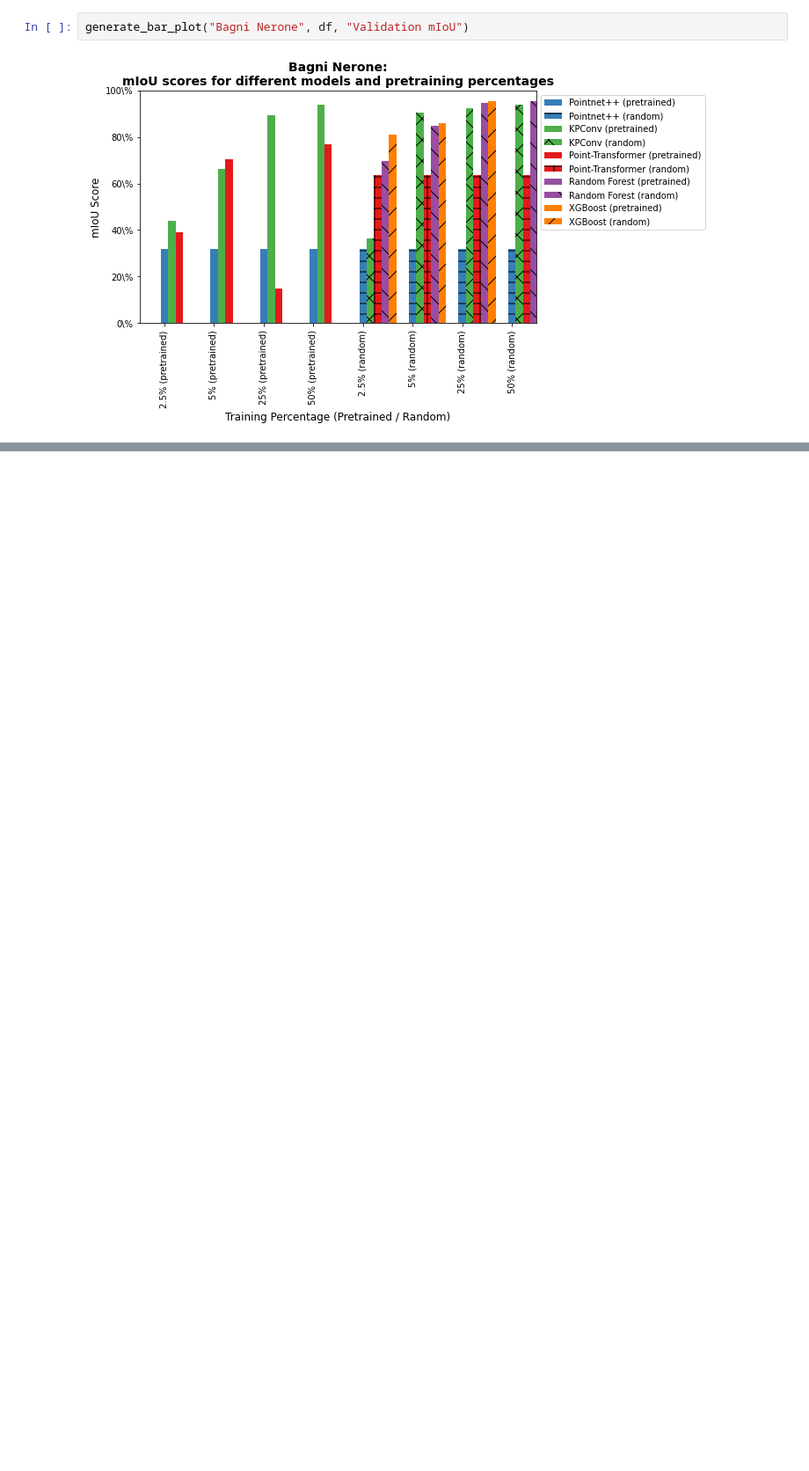
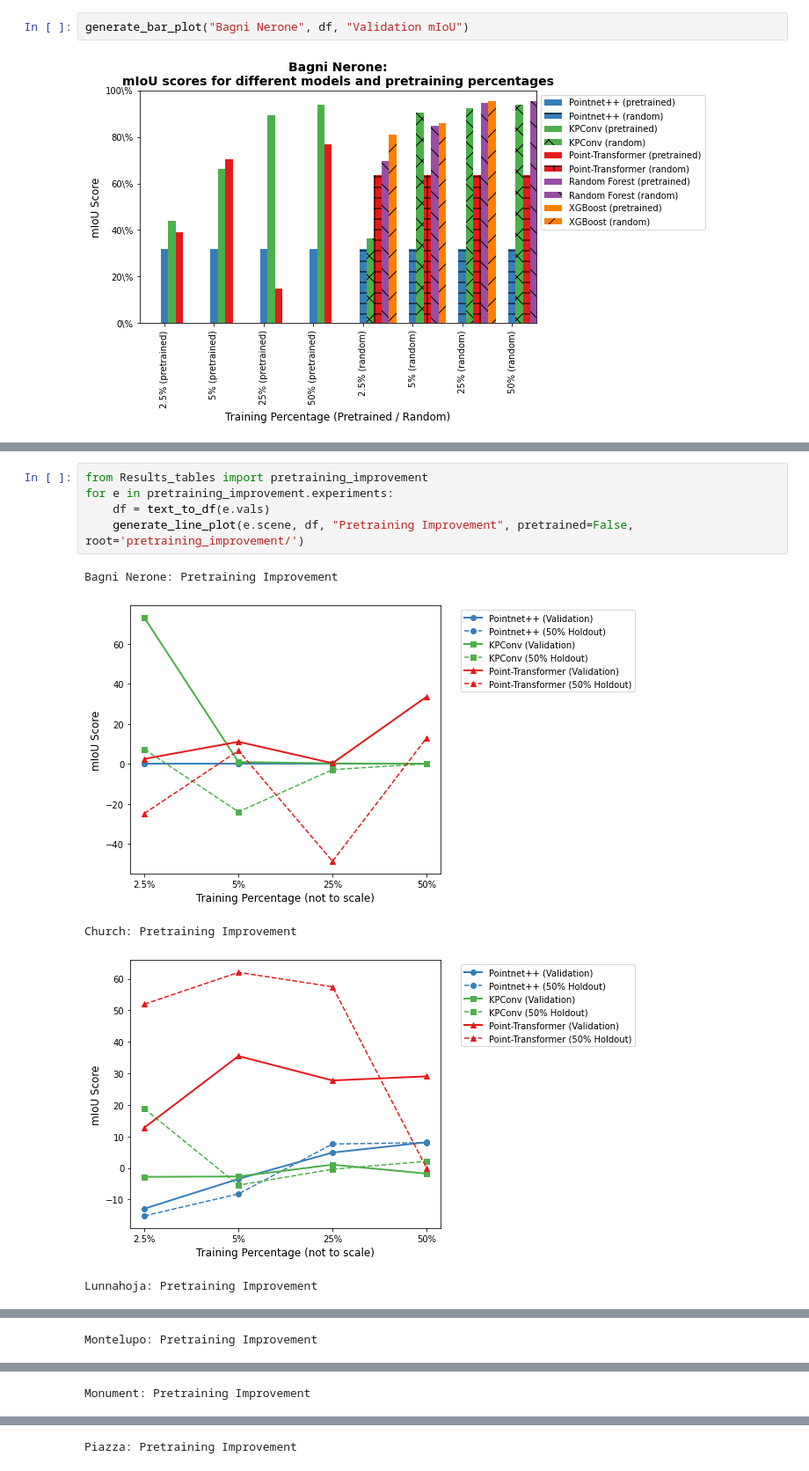
Before and after one commit to LucHayward/Pointnet_Pointnet2_pytorch, a Jupyter notebook: DataVis/Data_vis.ipynb, the cells around one changed output, grey strips where cells are left out. Shown at 88% size. Saved outputs shown, nothing was run; the diff lists cells and outputs as text; blank space fills up the shorter version.

```diff
--- a/DataVis/Data_vis.ipynb
+++ b/DataVis/Data_vis.ipynb
@@ -192 +208,12 @@ Lunnahoja: 50% Holdout mIoU
 ... (12 outputs left out)
+# %%
+from Results_tables import pretraining_improvement
+for e in pretraining_improvement.experiments:
+    df = text_to_df(e.vals)
+    generate_line_plot(e.scene, df, "Pretraining Improvement", pretrained=False, root='pretraining_improvement/')
+# %% [output]
+Bagni Nerone: Pretraining Improvement
+[figure, added]
+Church: Pretraining Improvement
+[figure, added]
+Lunnahoja: Pretraining Improvement
@@ -192,0 +221 @@ Lunnahoja: 50% Holdout mIoU
+Montelupo: Pretraining Improvement
@@ -192,0 +223 @@ Lunnahoja: 50% Holdout mIoU
+Monument: Pretraining Improvement
@@ -192,0 +225 @@ Lunnahoja: 50% Holdout mIoU
+Piazza: Pretraining Improvement
```
Also changed, not shown: parts of 7 cells of this notebook, 35 other files.
